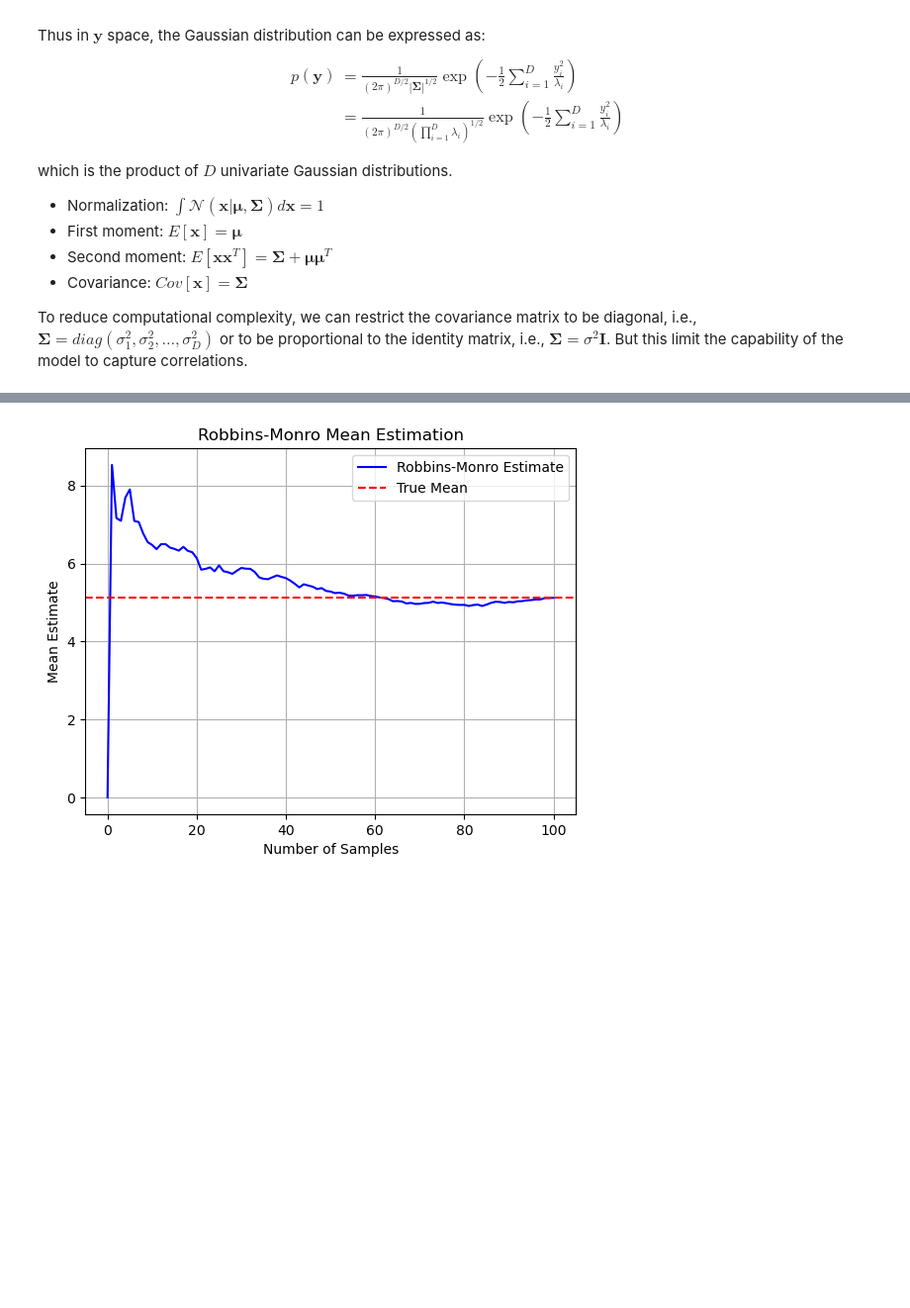
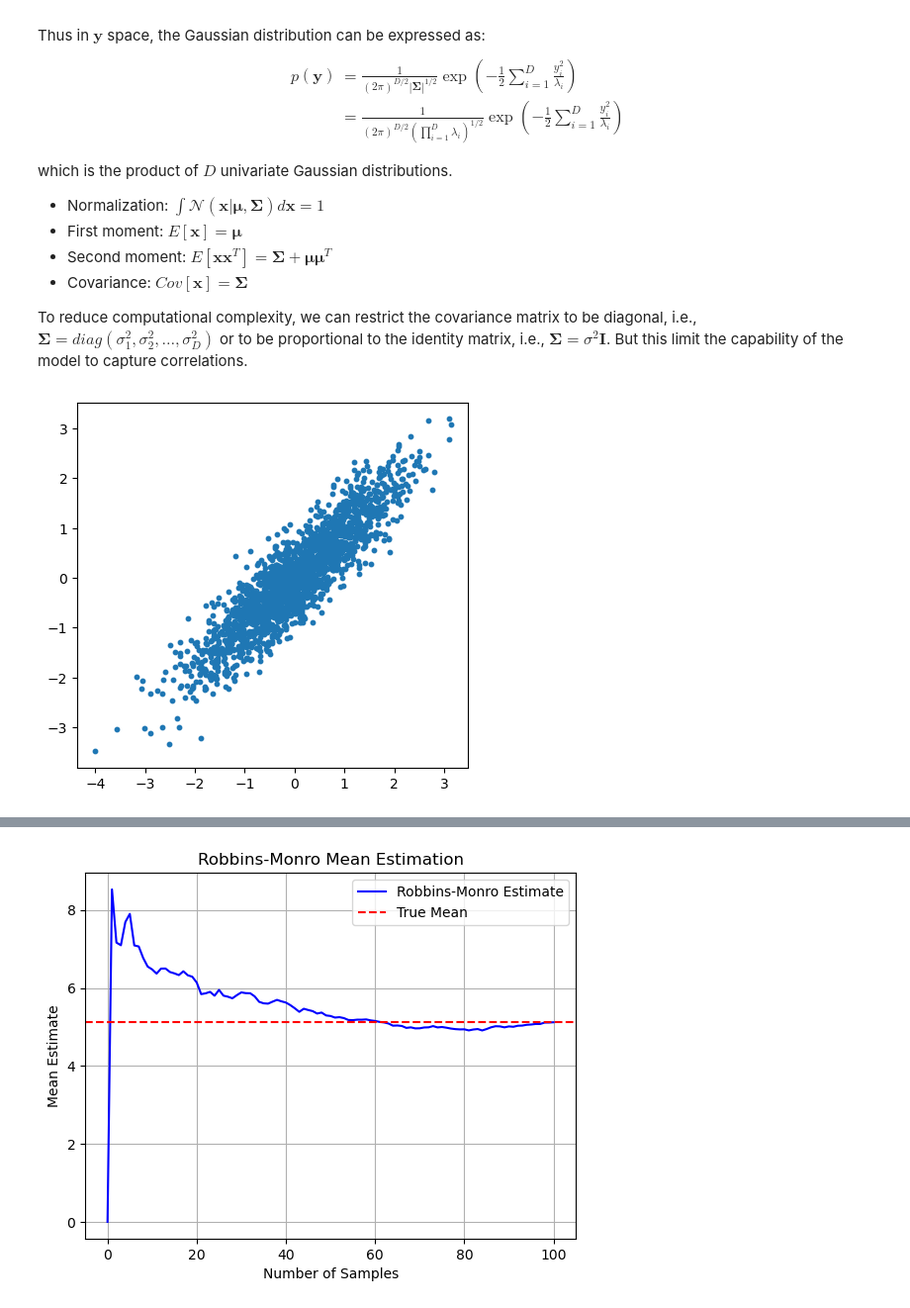
Before and after one commit to maitrungnguyen/PRML-reading, a Jupyter notebook: chapter 2/ch02_probability_distributions.ipynb, the cells around one changed output, grey strips where cells are left out. Shown at 99% size. Drawn from its saved outputs; the diff is of its cells as text; code cells hidden in the pictures; blank space fills up the shorter version.

```diff
--- a/chapter 2/ch02_probability_distributions.ipynb
+++ b/chapter 2/ch02_probability_distributions.ipynb
@@ -202,4 +223,22 @@ which is the product of $D$ univariate Gaussian distributions.
 - Covariance: $Cov[\mathbf{x}] = \boldsymbol{\Sigma}$
 
 To reduce computational complexity, we can restrict the covariance matrix to be diagonal, i.e., $\boldsymbol{\Sigma} = diag(\sigma_1^2, \sigma_2^2, \ldots, \sigma_D^2)$ or to be proportional to the identity matrix, i.e., $\boldsymbol{\Sigma} = \sigma^2 \mathbf{I}$. But this limit the capability of the model to capture correlations.
+# %%
+from scipy.stats import multivariate_normal
+
+cov = np.array(
+    [[1, 0.9],
+     [0.9, 1]]
+)
+x = multivariate_normal.rvs(cov=cov, size=2000)
+
+fig, ax = plt.subplots()
+ax.scatter(x[:, 0], x[:, 1], s=10)
+
+# Set equal aspect ratio
+ax.set_aspect('equal', 'box')
+
+fig.show()
+# %% [output]
+[figure, added]
 # %% [markdown]
```
Also changed, not shown: parts of 13 cells of this notebook, 5 other files.
